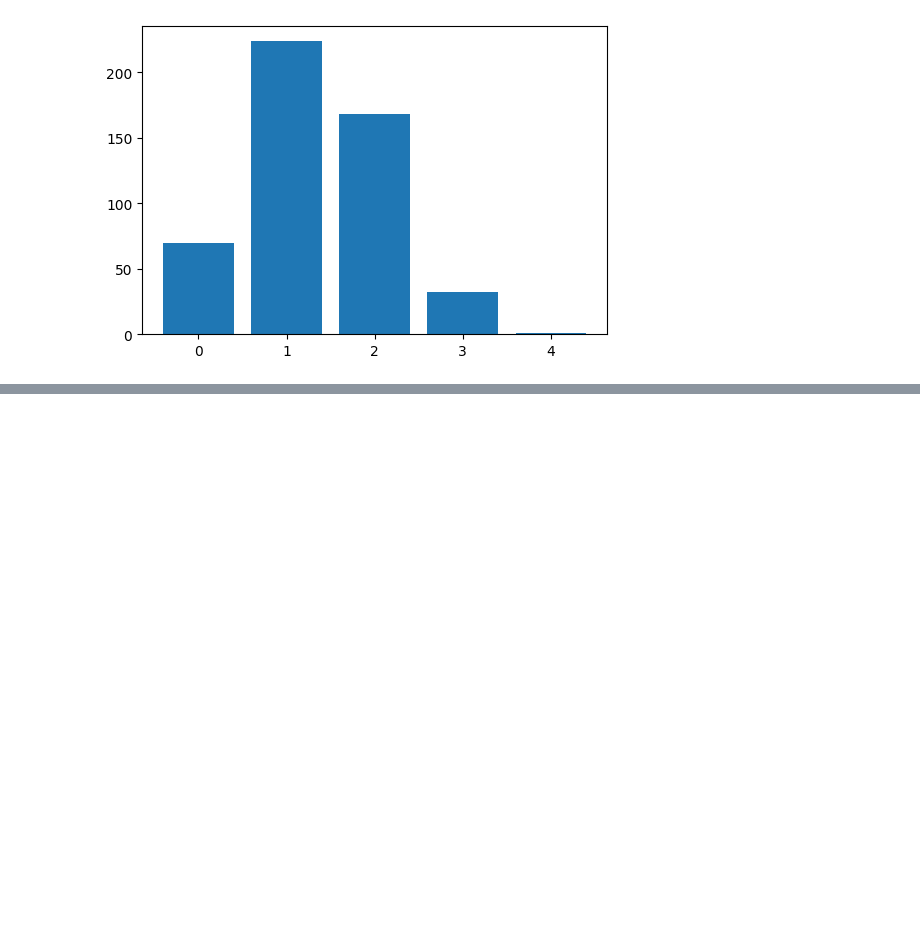
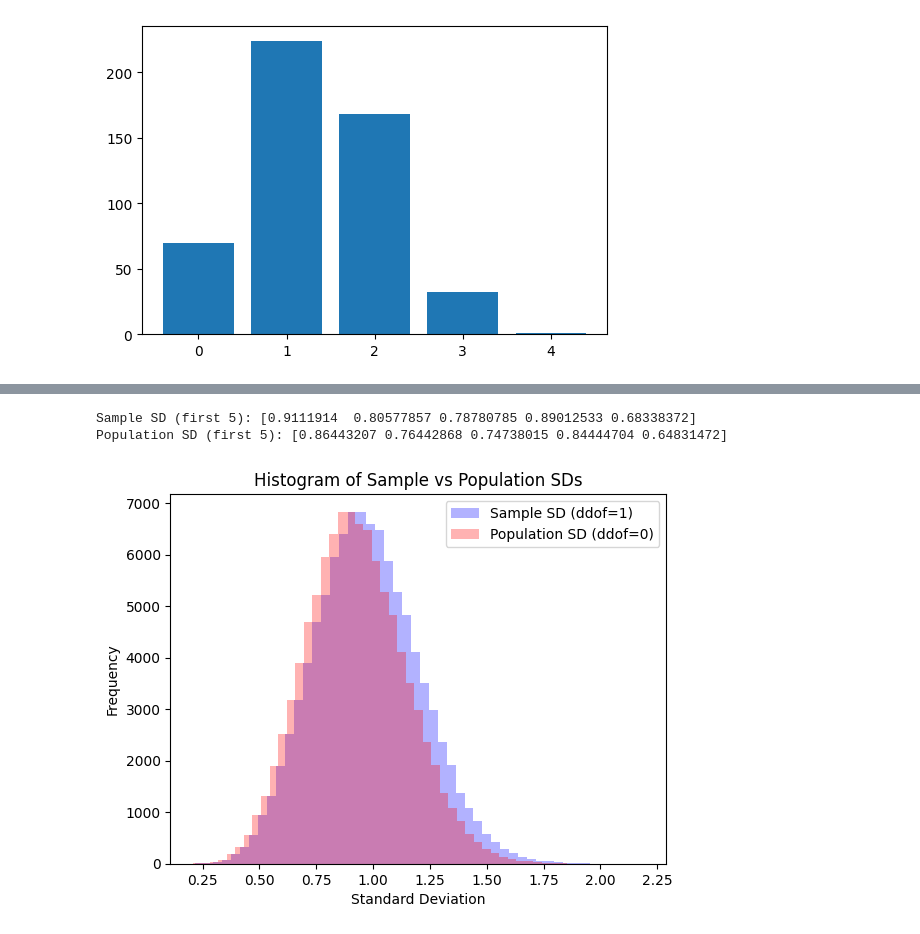
Before and after one commit to jakedaly97/appliedstatistics-assessment, a Jupyter notebook: problems.ipynb, the cells around one changed output, grey strips where cells are left out. Saved outputs shown, nothing was run; the diff lists cells and outputs as text; code cells hidden in the pictures; blank space fills up the shorter version.

```diff
--- a/problems.ipynb
+++ b/problems.ipynb
@@ -314,0 +323,14 @@ ax.bar(counts[0], counts[1]);
+# %%
+import numpy as np
+
+#https://numpy.org/doc/2.1/reference/random/generated/numpy.random.normal.html
+
+# Number of samples and sample size
+n_samples = 100000
+sample_size = 10
+
+# Generate 100,000 samples of size 10 from standard normal
+samples = np.random.normal(size=(n_samples, sample_size))
+
+# Show the first 5 samples just to check
+print(samples[:5])
@@ -314,0 +348,30 @@ ax.bar(counts[0], counts[1]);
+# %%
+# Sample standard deviation (ddof=1)
+#https://numpy.org/doc/2.1/reference/generated/numpy.std.html
+
+sample_sd = np.std(samples, axis=1, ddof=1)
+
+# Population standard deviation (ddof=0)
+population_sd = np.std(samples, axis=1, ddof=0)
+
+# Check the first 5 SDs for each
+print("Sample SD (first 5):", sample_sd[:5])
+print("Population SD (first 5):", population_sd[:5])
+# %% [output]
+Sample SD (first 5): [0.9111914  0.80577857 0.78780785 0.89012533 0.68338372]
+Population SD (first 5): [0.86443207 0.76442868 0.74738015 0.84444704 0.64831472]
+# %%
+# Plot histograms
+plt.hist(sample_sd, bins=50, alpha=0.3, label='Sample SD (ddof=1)', color='blue')
+plt.hist(population_sd, bins=50, alpha=0.3, label='Population SD (ddof=0)', color='red')
+
+# Add labels and legend
+plt.xlabel('Standard Deviation')
+plt.ylabel('Frequency')
+plt.title('Histogram of Sample vs Population SDs')
+plt.legend()
+
+# Show plot
+plt.show()
+# %% [output]
+[figure, added]
```
Also changed, not shown: parts of 5 cells of this notebook.
